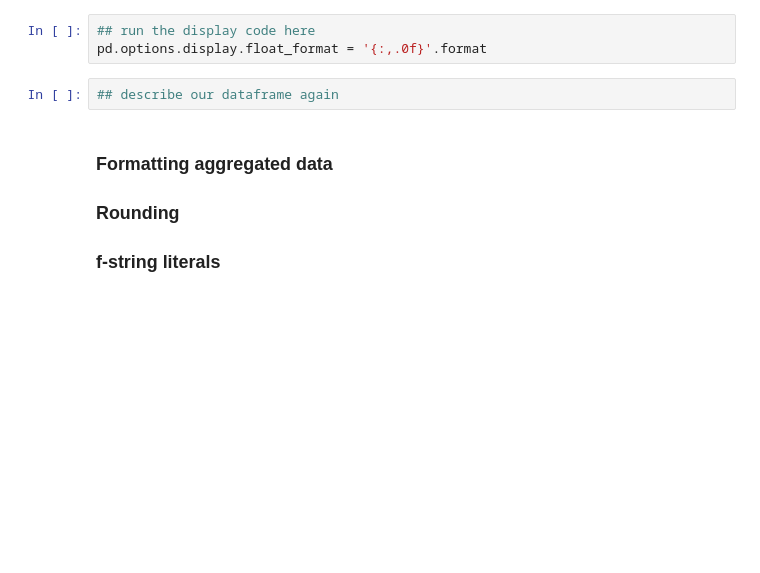
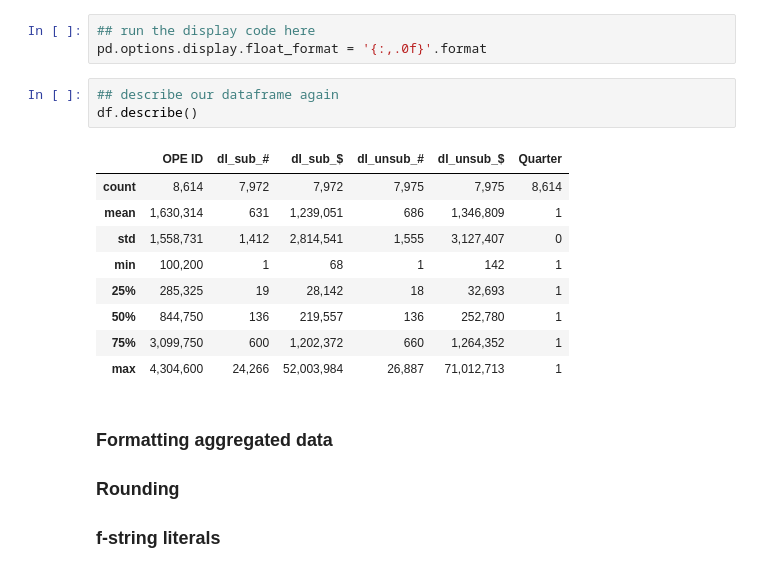
Before and after one commit to sashalcohen/CLASS-NOTES, a Jupyter notebook: wk07A-aggregation-SASHA.ipynb, the cells around one changed output. Saved outputs shown, nothing was run; the diff lists cells and outputs as text; blank space fills up the shorter version.

```diff
--- a/wk07A-aggregation-SASHA.ipynb
+++ b/wk07A-aggregation-SASHA.ipynb
@@ -97,6 +111,17 @@ More on dispaly options in the <a href="https://pandas.pydata.org/pandas-docs/st
 pd.options.display.float_format = '{:,.0f}'.format
 # %%
 ## describe our dataframe again
+df.describe()
+# %% [output]
+|  | OPE ID | dl_sub_# | dl_sub_$ | dl_unsub_# | dl_unsub_$ | Quarter |
+| count | 8,614 | 7,972 | 7,972 | 7,975 | 7,975 | 8,614 |
+| mean | 1,630,314 | 631 | 1,239,051 | 686 | 1,346,809 | 1 |
+| std | 1,558,731 | 1,412 | 2,814,541 | 1,555 | 3,127,407 | 0 |
+| min | 100,200 | 1 | 68 | 1 | 142 | 1 |
+| 25% | 285,325 | 19 | 28,142 | 18 | 32,693 | 1 |
+| 50% | 844,750 | 136 | 219,557 | 136 | 252,780 | 1 |
+| 75% | 3,099,750 | 600 | 1,202,372 | 660 | 1,264,352 | 1 |
+| max | 4,304,600 | 24,266 | 52,003,984 | 26,887 | 71,012,713 | 1 |
 # %% [markdown]
 ### Formatting aggregated data
 
```
Also changed, not shown: parts of 19 cells of this notebook.
